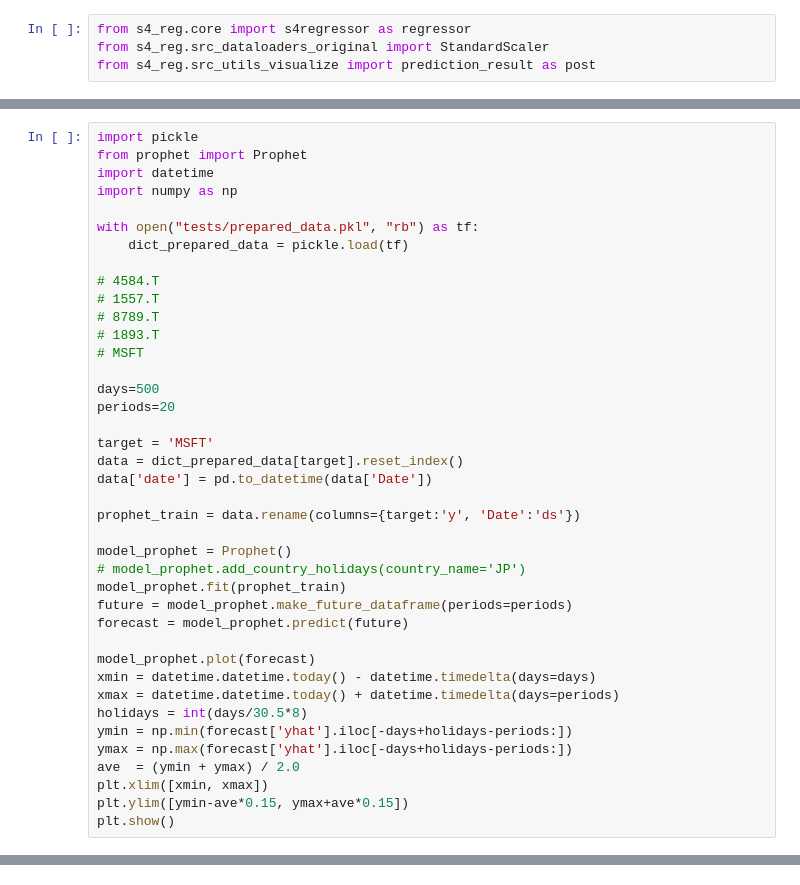
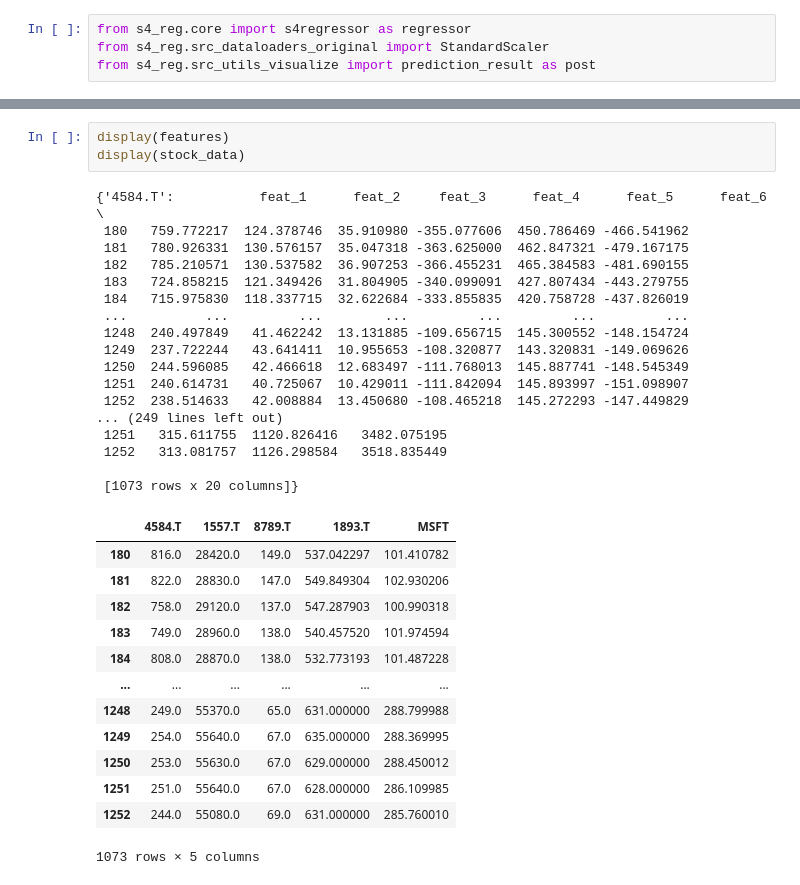
Before and after one commit to KKTK-NT/stock_app, a Jupyter notebook: test3.ipynb, the cells around one changed output, grey strips where cells are left out. Cells and saved outputs as stored; diff of their text form.

```diff
--- a/test3.ipynb
+++ b/test3.ipynb
@@ -1549,40 +10,0 @@ prophet表示用
-# %%
-import pickle
-from prophet import Prophet
-import datetime
-import numpy as np
-
-with open("tests/prepared_data.pkl", "rb") as tf:
-    dict_prepared_data = pickle.load(tf)
-
-# 4584.T
-# 1557.T
-# 8789.T
-# 1893.T
-# MSFT
-
-days=500
-periods=20
-
-target = 'MSFT'
-data = dict_prepared_data[target].reset_index()
-data['date'] = pd.to_datetime(data['Date'])
-
-prophet_train = data.rename(columns={target:'y', 'Date':'ds'})
-
-model_prophet = Prophet()
-# model_prophet.add_country_holidays(country_name='JP')
-model_prophet.fit(prophet_train)
-future = model_prophet.make_future_dataframe(periods=periods)
-forecast = model_prophet.predict(future)
-
-model_prophet.plot(forecast)
-xmin = datetime.datetime.today() - datetime.timedelta(days=days)
-xmax = datetime.datetime.today() + datetime.timedelta(days=periods)
-holidays = int(days/30.5*8)
-ymin = np.min(forecast['yhat'].iloc[-days+holidays-periods:])
-ymax = np.max(forecast['yhat'].iloc[-days+holidays-periods:])
-ave  = (ymin + ymax) / 2.0
-plt.xlim([xmin, xmax])
-plt.ylim([ymin-ave*0.15, ymax+ave*0.15])
-plt.show()
@@ -1594,0 +88,34 @@ prophetで予測値を表示しつつ、s4記述子で強化学習をやって
+# %%
+display(features)
+display(stock_data)
+# %% [output]
+{'4584.T':           feat_1      feat_2     feat_3      feat_4      feat_5      feat_6  \
+ 180   759.772217  124.378746  35.910980 -355.077606  450.786469 -466.541962
+ 181   780.926331  130.576157  35.047318 -363.625000  462.847321 -479.167175
+ 182   785.210571  130.537582  36.907253 -366.455231  465.384583 -481.690155
+ 183   724.858215  121.349426  31.804905 -340.099091  427.807434 -443.279755
+ 184   715.975830  118.337715  32.622684 -333.855835  420.758728 -437.826019
+ ...          ...         ...        ...         ...         ...         ...
+ 1248  240.497849   41.462242  13.131885 -109.656715  145.300552 -148.154724
+ 1249  237.722244   43.641411  10.955653 -108.320877  143.320831 -149.069626
+ 1250  244.596085   42.466618  12.683497 -111.768013  145.887741 -148.545349
+ 1251  240.614731   40.725067  10.429011 -111.842094  145.893997 -151.098907
+ 1252  238.514633   42.008884  13.450680 -108.465218  145.272293 -147.449829
+... (249 lines left out)
+ 1251   315.611755  1120.826416   3482.075195
+ 1252   313.081757  1126.298584   3518.835449
+
+ [1073 rows x 20 columns]}
+|  | 4584.T | 1557.T | 8789.T | 1893.T | MSFT |
+| 180 | 816.0 | 28420.0 | 149.0 | 537.042297 | 101.410782 |
+| 181 | 822.0 | 28830.0 | 147.0 | 549.849304 | 102.930206 |
+| 182 | 758.0 | 29120.0 | 137.0 | 547.287903 | 100.990318 |
+| 183 | 749.0 | 28960.0 | 138.0 | 540.457520 | 101.974594 |
+| 184 | 808.0 | 28870.0 | 138.0 | 532.773193 | 101.487228 |
+| ... | ... | ... | ... | ... | ... |
+| 1248 | 249.0 | 55370.0 | 65.0 | 631.000000 | 288.799988 |
+| 1249 | 254.0 | 55640.0 | 67.0 | 635.000000 | 288.369995 |
+| 1250 | 253.0 | 55630.0 | 67.0 | 629.000000 | 288.450012 |
+| 1251 | 251.0 | 55640.0 | 67.0 | 628.000000 | 286.109985 |
+| 1252 | 244.0 | 55080.0 | 69.0 | 631.000000 | 285.760010 |
+1073 rows × 5 columns
```
Also changed, not shown: parts of 34 cells of this notebook, 3 other files.
